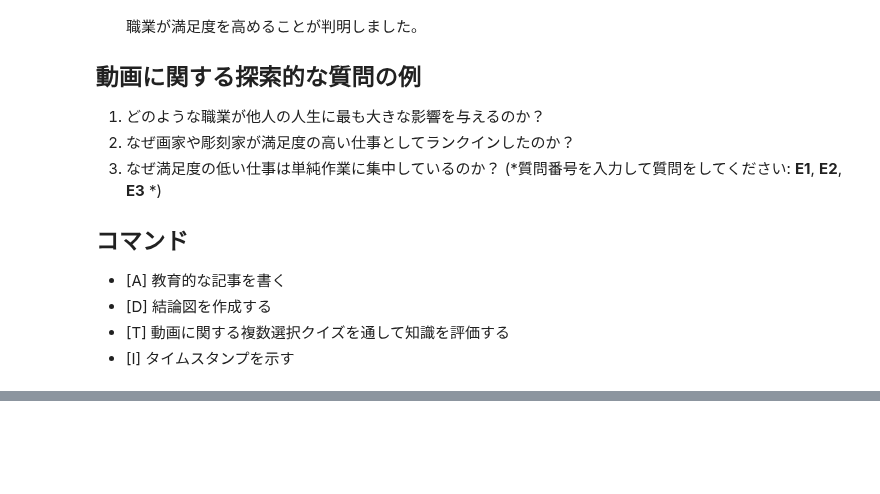
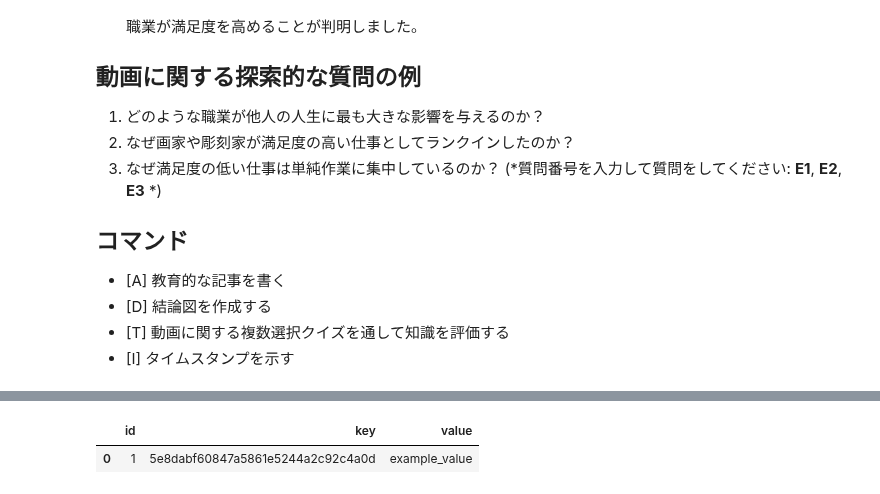
Before and after one commit to phonon-py/DatabaseSpecialistStudy, a Jupyter notebook: main_v2.ipynb, the cells around one changed output, grey strips where cells are left out. Cells and saved outputs as stored; diff of their text form; code cells hidden in the pictures; blank space fills up the shorter version.

```diff
--- a/main_v2.ipynb
+++ b/main_v2.ipynb
@@ -2359,0 +2694,39 @@ print(result)
+# %%
+from sqlalchemy import create_engine, Column, Integer, String
+from sqlalchemy.ext.declarative import declarative_base
+from sqlalchemy.orm import sessionmaker
+import pandas as pd
+import hashlib
+
+Base = declarative_base()
+
+class HashTable(Base):
+    __tablename__ = 'hash_table'
+    id = Column(Integer, primary_key=True)
+    key = Column(String, unique=True)
+    value = Column(String)
+
+engine = create_engine('sqlite:///:memory:')
+Base.metadata.create_all(engine)
+
+Session = sessionmaker(bind=engine)
+session = Session()
+
+# ハッシュ関数を使用したデータ格納例
+def insert_with_hash(key, value):
+    hash_key = hashlib.md5(key.encode('utf-8')).hexdigest()
+    new_entry = HashTable(key=hash_key, value=value)
+    session.add(new_entry)
+    session.commit()
+
+# データの挿入
+insert_with_hash('example_key', 'example_value')
+
+# データの確認
+query = session.query(HashTable)
+df = pd.read_sql(query.statement, session.bind)
+
+df
+# %% [output]
+|  | id | key | value |
+| 0 | 1 | 5e8dabf60847a5861e5244a2c92c4a0d | example_value |
```
Also changed, not shown: parts of 16 cells of this notebook, 2 other files.
